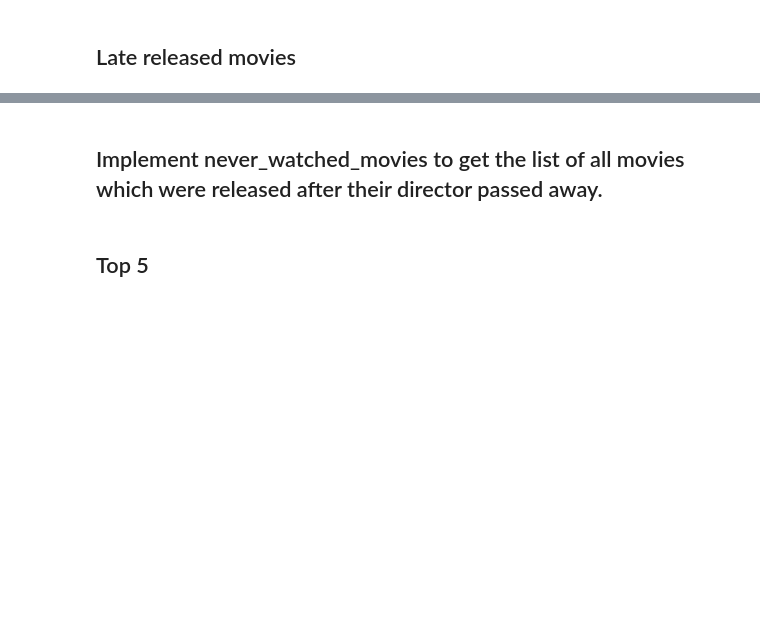
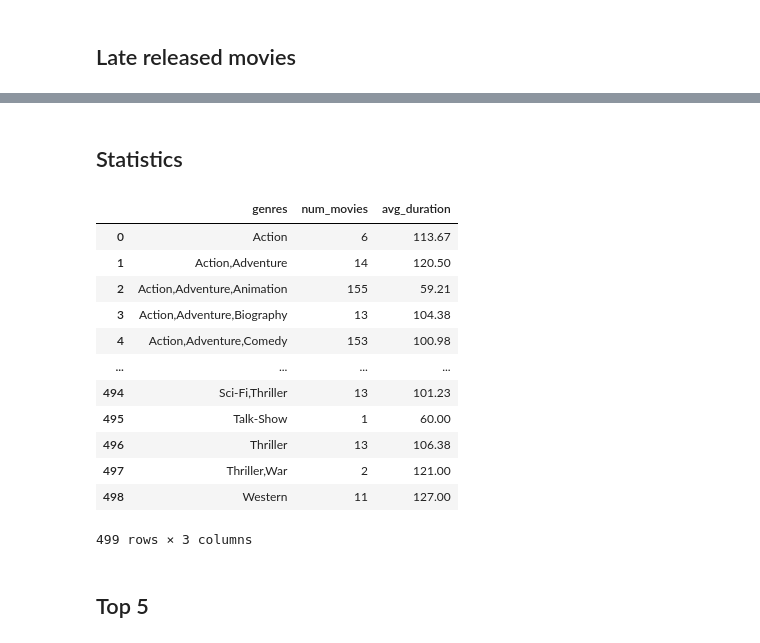
Before and after one commit to FriedaTims-Jansma/Le-Wagon-Career-Week-Challenge, a Jupyter notebook: notebooks/SQLmovie/SQL_Notebook_Movies.ipynb, the cells around one changed output, grey strips where cells are left out. Saved outputs shown, nothing was run; the diff lists cells and outputs as text; code cells hidden in the pictures; blank space fills up the shorter version.

Commit message:
count number of movies per genre

```diff
--- a/notebooks/SQLmovie/SQL_Notebook_Movies.ipynb
+++ b/notebooks/SQLmovie/SQL_Notebook_Movies.ipynb
@@ -254,7 +270,28 @@ pd.DataFrame(detailed_movies, columns=[col_names_det_movies])
 # %% [markdown]
-## Implement never_watched_movies to get the list of all movies which were released after their director passed away.
+## Statistics
 # %%
 # Implement stats_on to get the statistics on a given genre, i.e. the number of movies and the average movie length (in minutes).
+
+c.execute("""SELECT genres, COUNT(title) AS num_movies, ROUND(AVG(minutes),2) AS avg_duration
+FROm movies
+GROUP BY genres;""")
+stats = c.fetchall()
+col_names_stats = list(map(lambda x: x[0], c.description))
+pd.DataFrame(stats, columns=[col_names_stats])
+# %% [output]
+|  | genres | num_movies | avg_duration |
+| 0 | Action | 6 | 113.67 |
+| 1 | Action,Adventure | 14 | 120.50 |
+| 2 | Action,Adventure,Animation | 155 | 59.21 |
+| 3 | Action,Adventure,Biography | 13 | 104.38 |
+| 4 | Action,Adventure,Comedy | 153 | 100.98 |
+| ... | ... | ... | ... |
+| 494 | Sci-Fi,Thriller | 13 | 101.23 |
+| 495 | Talk-Show | 1 | 60.00 |
+| 496 | Thriller | 13 | 106.38 |
+| 497 | Thriller,War | 2 | 121.00 |
+| 498 | Western | 11 | 127.00 |
+499 rows × 3 columns
 # %% [markdown]
 ## Top 5
 # %%
```
Also changed, not shown: parts of 1 cell of this notebook.
